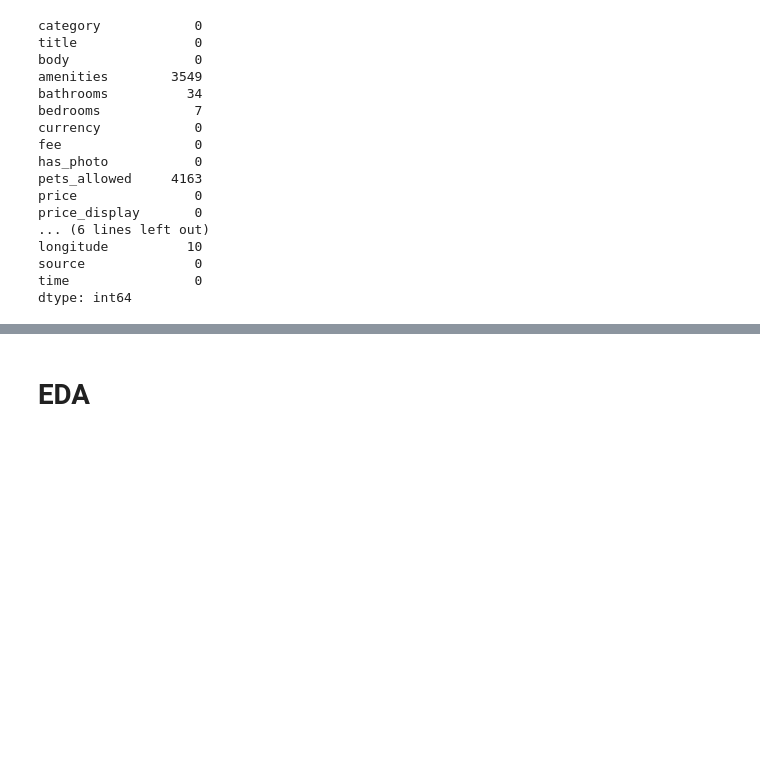
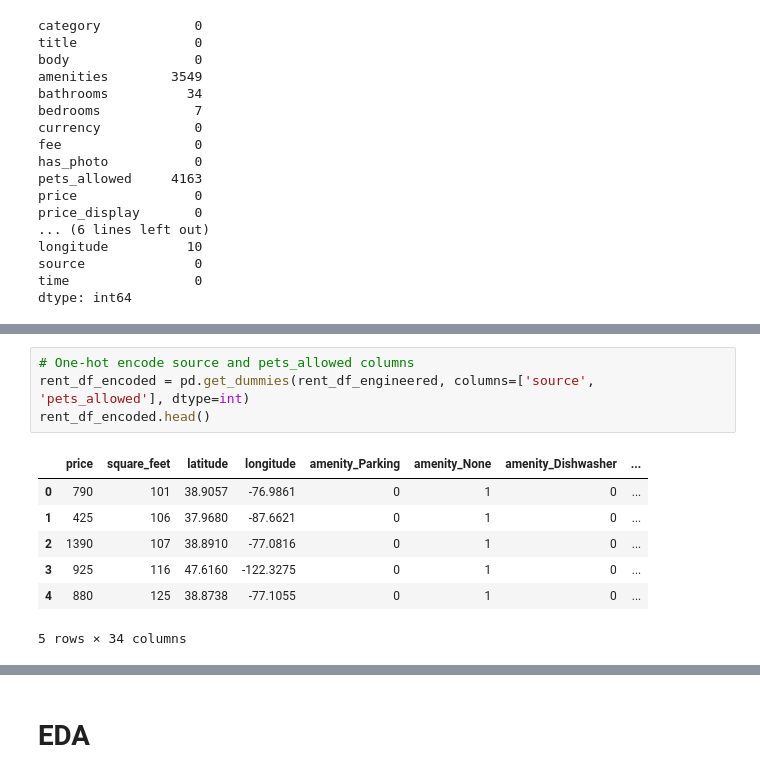
Before and after one commit to Clem-prog/AFL2-ML, a Jupyter notebook: AFL2_ML.ipynb, the cells around one changed output, grey strips where cells are left out. Cells and saved outputs as stored; diff of their text form; blank space fills up the shorter version.

```diff
--- a/AFL2_ML.ipynb
+++ b/AFL2_ML.ipynb
@@ -85,0 +105,12 @@ rent_df.head()
+# %%
+# One-hot encode source and pets_allowed columns
+rent_df_encoded = pd.get_dummies(rent_df_engineered, columns=['source', 'pets_allowed'], dtype=int)
+rent_df_encoded.head()
+# %% [output]
+|  | price | square_feet | latitude | longitude | amenity_Parking | amenity_None | amenity_Dishwasher | ... |
+| 0 | 790 | 101 | 38.9057 | -76.9861 | 0 | 1 | 0 | ... |
+| 1 | 425 | 106 | 37.9680 | -87.6621 | 0 | 1 | 0 | ... |
+| 2 | 1390 | 107 | 38.8910 | -77.0816 | 0 | 1 | 0 | ... |
+| 3 | 925 | 116 | 47.6160 | -122.3275 | 0 | 1 | 0 | ... |
+| 4 | 880 | 125 | 38.8738 | -77.1055 | 0 | 1 | 0 | ... |
+5 rows × 34 columns
```
Also changed, not shown: parts of 7 cells of this notebook.
